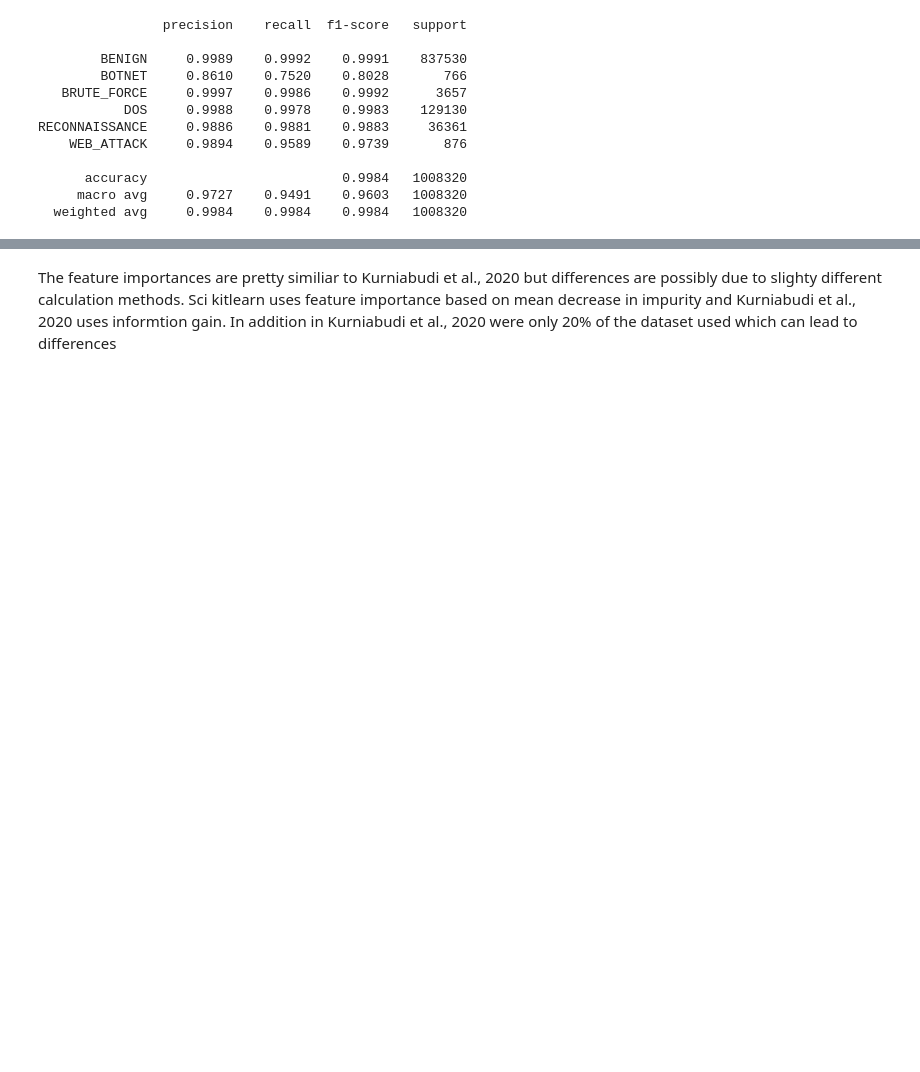
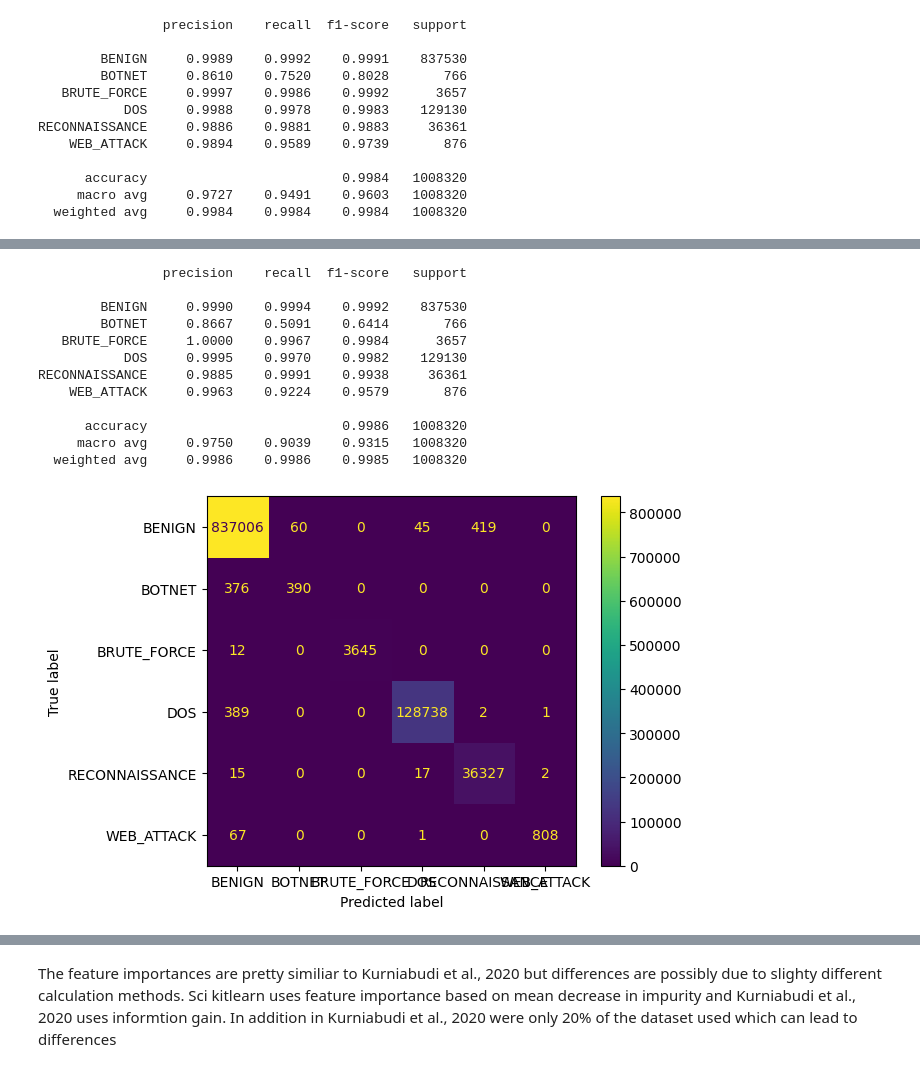
Before and after one commit to j4n-r/IDS_ml, a Jupyter notebook: ml-project-v4.ipynb, the cells around one changed output, grey strips where cells are left out. Drawn from its saved outputs; the diff is of its cells as text; code cells hidden in the pictures; blank space fills up the shorter version.

```diff
--- a/ml-project-v4.ipynb
+++ b/ml-project-v4.ipynb
@@ -390,0 +430,21 @@ RECONNAISSANCE     0.9886    0.9881    0.9883     36361
+# %%
+rf_best = rf_grid.best_estimator_
+y_pred = rf_best.predict(X_test)
+
+print(classification_report(y_test, y_pred,digits=4))
+rf_best_report = classification_report(y_test, y_pred, digits=4, output_dict=True)
+rf_best_confm = ConfusionMatrixDisplay.from_predictions(y_test, y_pred)
+# %% [output]
+                precision    recall  f1-score   support
+
+        BENIGN     0.9990    0.9994    0.9992    837530
+        BOTNET     0.8667    0.5091    0.6414       766
+   BRUTE_FORCE     1.0000    0.9967    0.9984      3657
+           DOS     0.9995    0.9970    0.9982    129130
+RECONNAISSANCE     0.9885    0.9991    0.9938     36361
+    WEB_ATTACK     0.9963    0.9224    0.9579       876
+
+      accuracy                         0.9986   1008320
+     macro avg     0.9750    0.9039    0.9315   1008320
+  weighted avg     0.9986    0.9986    0.9985   1008320
+[figure, added]
```
Also changed, not shown: parts of 39 cells of this notebook.
